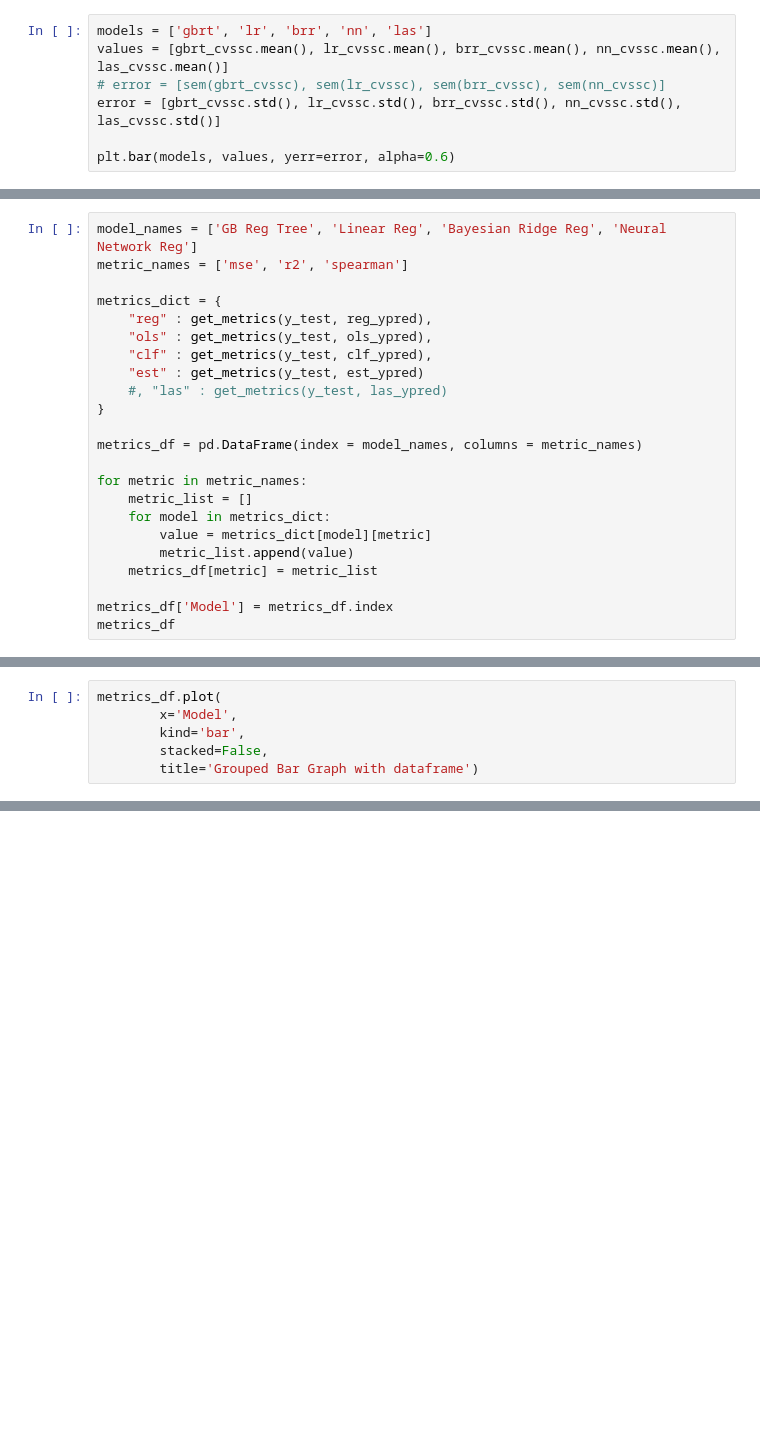
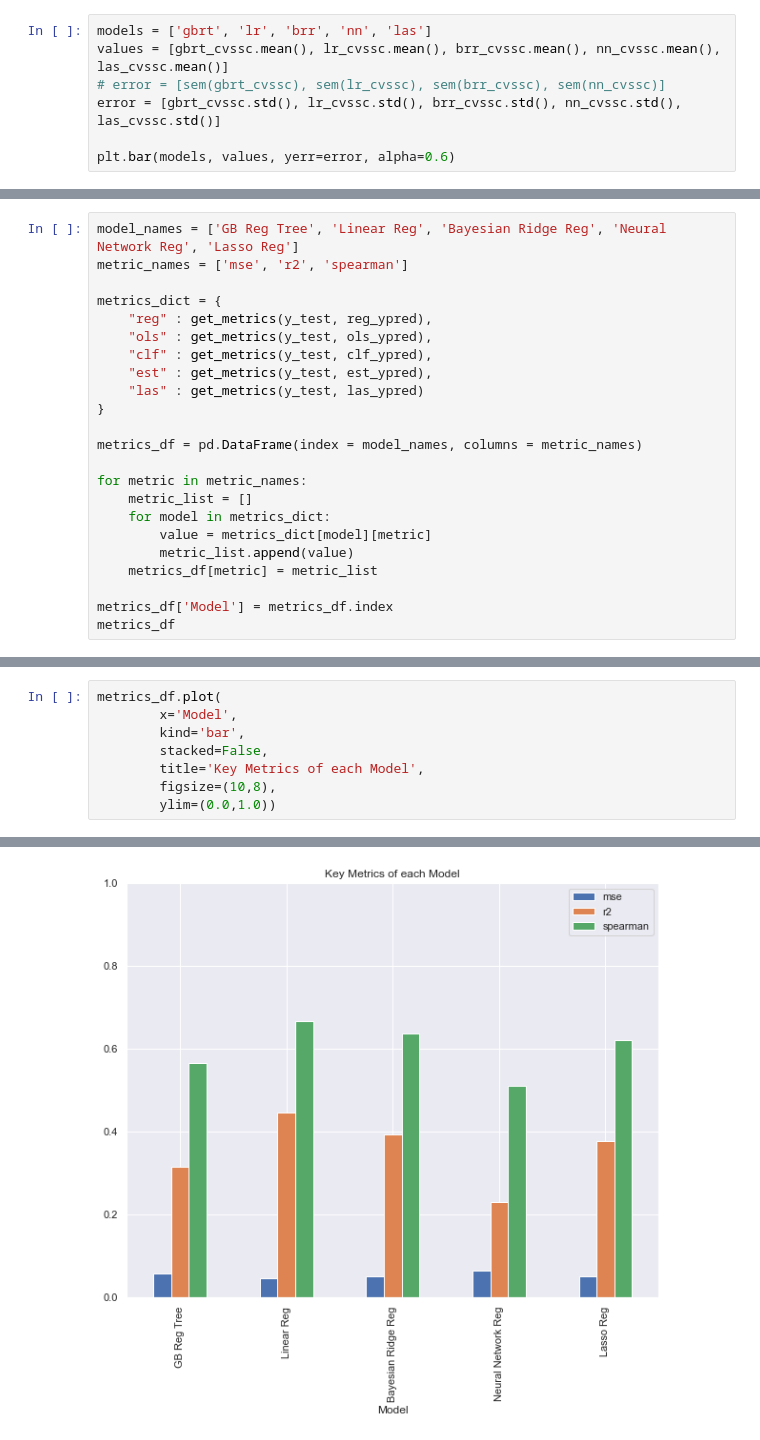
Before and after one commit to hayitsian/Gene-Editing-Guide-LM, a Jupyter notebook: Model.ipynb, the cells around one changed output, grey strips where cells are left out. Saved outputs shown, nothing was run; the diff lists cells and outputs as text; blank space fills up the shorter version.

```diff
--- a/Model.ipynb
+++ b/Model.ipynb
@@ -392,13 +435,13 @@ print(get_metrics(y_test, las_ypred))
 # %%
-model_names = ['GB Reg Tree', 'Linear Reg', 'Bayesian Ridge Reg', 'Neural Network Reg']
+model_names = ['GB Reg Tree', 'Linear Reg', 'Bayesian Ridge Reg', 'Neural Network Reg', 'Lasso Reg']
 metric_names = ['mse', 'r2', 'spearman']
 
 metrics_dict = {
     "reg" : get_metrics(y_test, reg_ypred),
     "ols" : get_metrics(y_test, ols_ypred),
     "clf" : get_metrics(y_test, clf_ypred),
-    "est" : get_metrics(y_test, est_ypred)
-    #, "las" : get_metrics(y_test, las_ypred)
+    "est" : get_metrics(y_test, est_ypred),
+    "las" : get_metrics(y_test, las_ypred)
 }
 
 metrics_df = pd.DataFrame(index = model_names, columns = metric_names)
@@ -417,4 +467,7 @@ metrics_df.plot(
         x='Model',
         kind='bar',
         stacked=False,
-        title='Grouped Bar Graph with dataframe')
+        title='Key Metrics of each Model',
+        figsize=(10,8),
+        ylim=(0.0,1.0))
+# %% [output]
@@ -420,0 +475 @@ metrics_df.plot(
+[figure, added]
```
Also changed, not shown: parts of 11 cells of this notebook.
